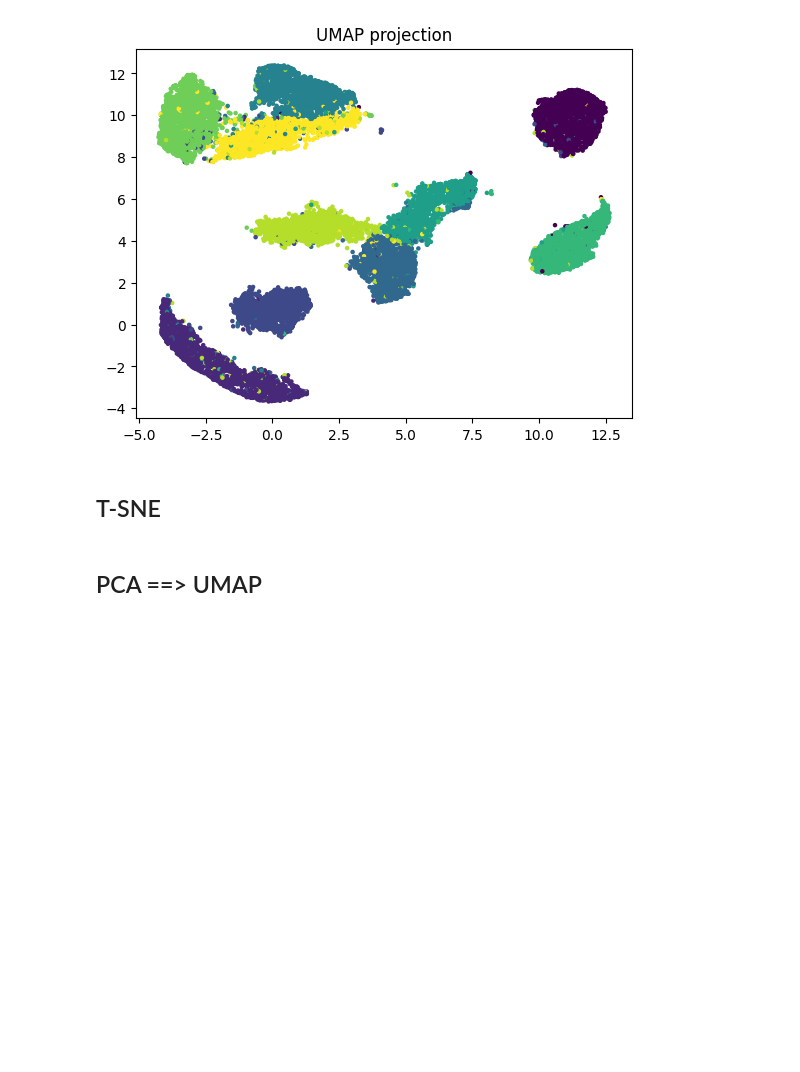
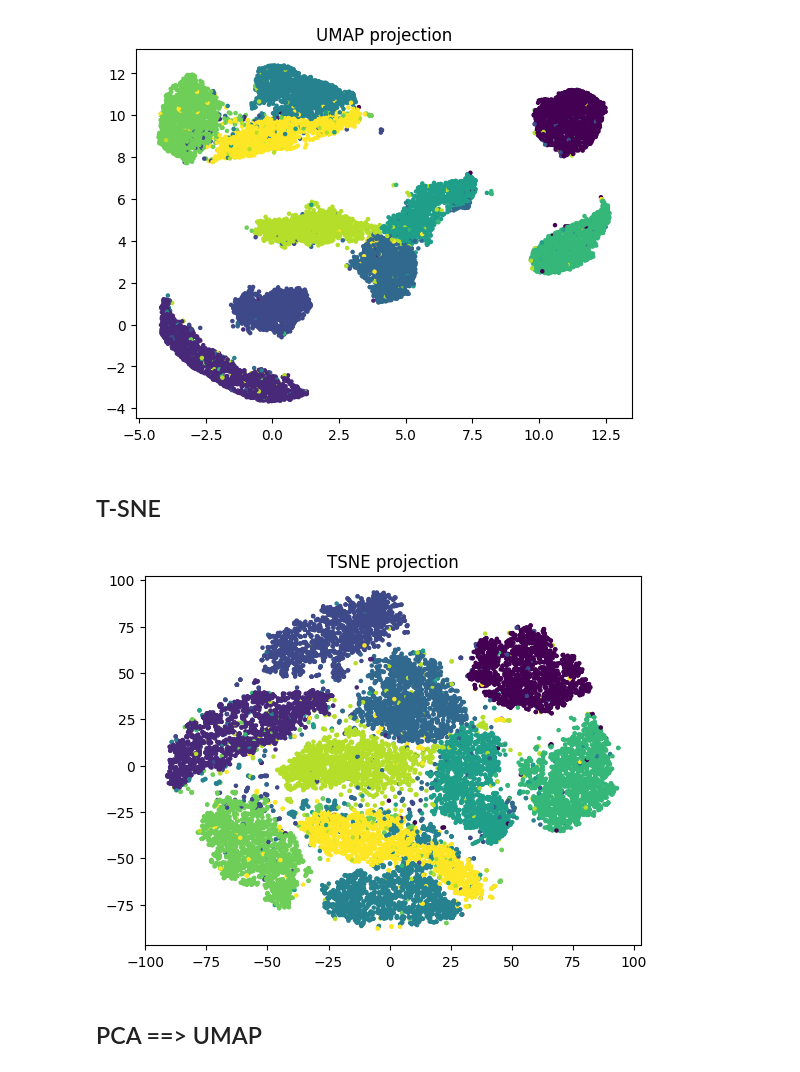
Before and after one commit to StarDylan/FlowMatching, a Jupyter notebook: MNIST_Latent_Space_Visualizations.ipynb, the cells around one changed output. Saved outputs shown, nothing was run; the diff lists cells and outputs as text; code cells hidden in the pictures; blank space fills up the shorter version.

Commit message:
Got dimensionality reduction to be its best

```diff
--- a/MNIST_Latent_Space_Visualizations.ipynb
+++ b/MNIST_Latent_Space_Visualizations.ipynb
@@ -123,13 +123,16 @@ def eval_dim_reduc(model, flat_X, y, label:str):
     embeddings = model.transform(flat_X)
   embeddings_df = pd.DataFrame(embeddings, columns=[f"{label}1", f"{label}2"])
 
-  # Plot it (optional)
+  # Plot it
   plt.scatter(x=embeddings_df[f"{label}1"],
               y=embeddings_df[f"{label}2"],
               s=5,
               c=y)
   plt.title(f"{label} projection")
   plt.show()
+
+  flat_X = flat_X[:1000]
+  y = y[:1000]
 
   if label != "TSNE":
     X_train_reduced_sets = list()
@@ -143,15 +146,15 @@ def eval_dim_reduc(model, flat_X, y, label:str):
     reconstruction_mse = ((flat_X - X_train_reconstructed)**2).mean()
 
   # get the silhouette score of the dimensionality-reduced clusters
-  silhouette = silhouette_score(embeddings, y)
+  silhouette = silhouette_score(embeddings[:1000], y)
 
-  return reconstruction_mse, silhouette
+  return reconstruction_mse, silhouette, embeddings
 # %% [markdown]
 ## PCA
 # %%
 PCA_model = PCA(n_components=2).fit(flat_X_train)
 # %%
-reconstruction_mse, silhouette = eval_dim_reduc(
+reconstruction_mse, silhouette, pca_embeddings = eval_dim_reduc(
     PCA_model,
     flat_X_train,
     y_train[:sample_size],
@@ -168,7 +171,7 @@ eval_metrics["PCA"] = {
 # %%
 KPCA_model = KernelPCA(n_components=2, fit_inverse_transform=True).fit(flat_X_train)
 # %%
-reconstruction_mse, silhouette = eval_dim_reduc(
+reconstruction_mse, silhouette, kpca_embeddings = eval_dim_reduc(
     KPCA_model,
     flat_X_train,
     y_train[:sample_size],
@@ -185,7 +188,7 @@ eval_metrics["KPCA"] = {
 # %%
 UMAP_model = UMAP(n_components=2, random_state=42).fit(flat_X_train)
 # %%
-reconstruction_mse, silhouette = eval_dim_reduc(
+reconstruction_mse, silhouette, umap_embeddings = eval_dim_reduc(
     UMAP_model,
     flat_X_train,
     y_train[:sample_size],
@@ -202,16 +205,18 @@ eval_metrics["UMAP"] = {
 # %%
 TSNE_model = TSNE(n_components=2, random_state=42)
 # %%
-reconstruction_mse, silhouette = eval_dim_reduc(
+reconstruction_mse, silhouette, tsne_embeddings = eval_dim_reduc(
     TSNE_model,
     flat_X_train,
     y_train[:sample_size],
     "TSNE"
 )
 eval_metrics["TSNE"] = {
     "reconstruction_mse": reconstruction_mse,
     "silhouette": silhouette
 }
+# %% [output]
+[figure, added]
 # %% [markdown]
 ## PCA ==> UMAP
 # %%
```
Also changed, not shown: parts of 16 cells of this notebook.
